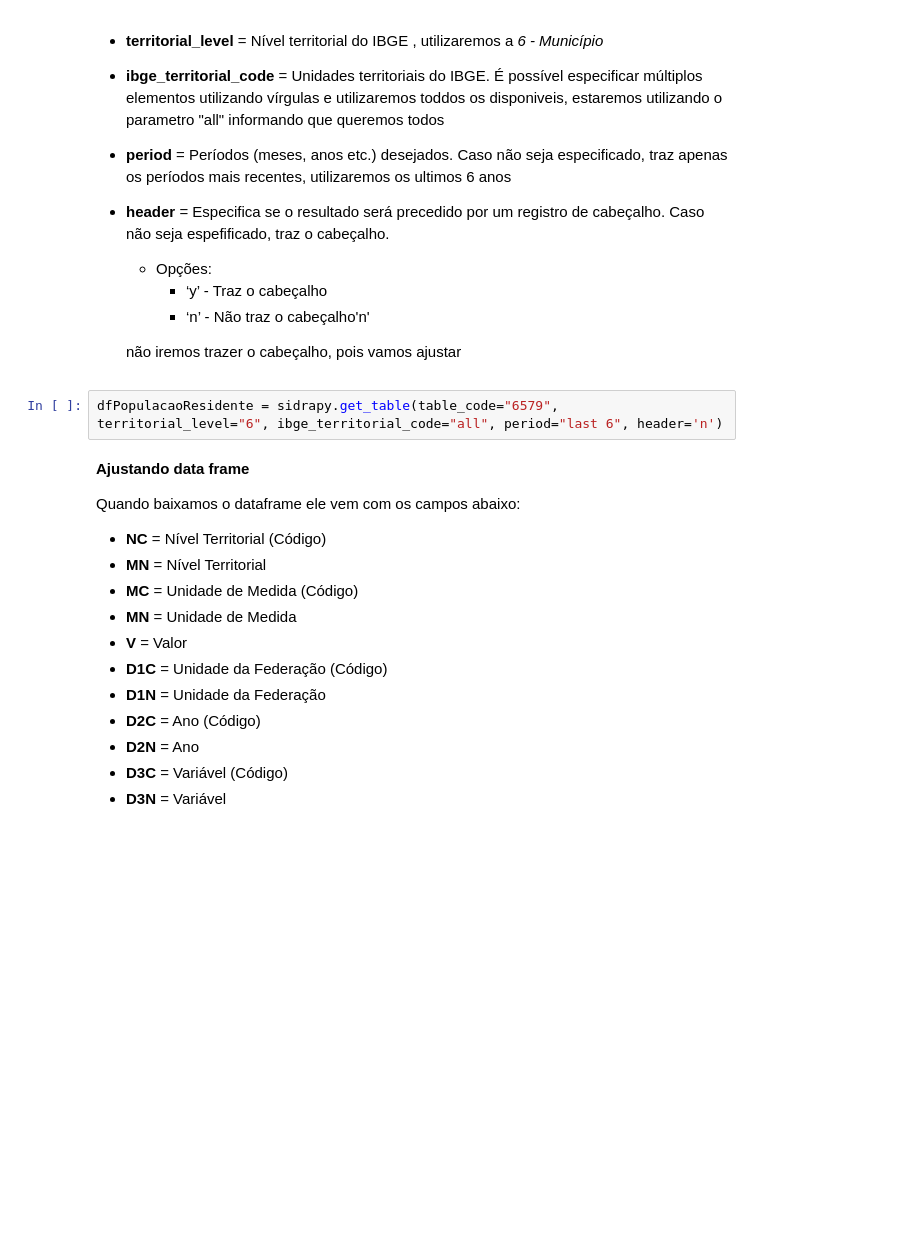
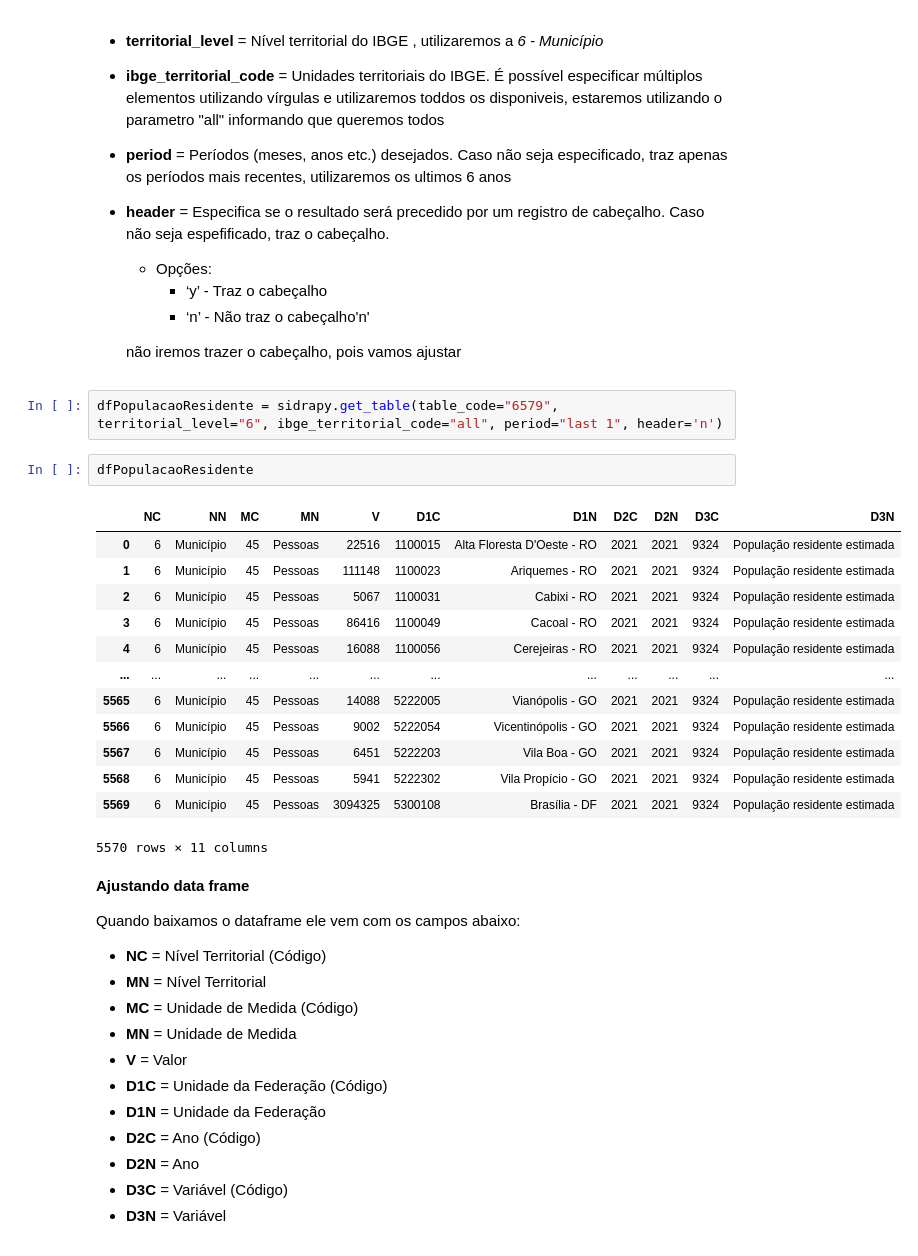
Before and after one commit to AleTavares/coletaDadosIBGE, a Jupyter notebook: coletaIBGE.ipynb, the cells around one changed output. Saved outputs shown, nothing was run; the diff lists cells and outputs as text; blank space fills up the shorter version.

```diff
--- a/coletaIBGE.ipynb
+++ b/coletaIBGE.ipynb
@@ -51,7 +50,23 @@ Descrição dos parametros que utilizaremos:
 
     não iremos trazer o cabeçalho, pois vamos ajustar
 # %%
-dfPopulacaoResidente = sidrapy.get_table(table_code="6579", territorial_level="6", ibge_territorial_code="all", period="last 6", header='n')
+dfPopulacaoResidente = sidrapy.get_table(table_code="6579", territorial_level="6", ibge_territorial_code="all", period="last 1", header='n')
+# %%
+dfPopulacaoResidente
+# %% [output]
+|  | NC | NN | MC | MN | V | D1C | D1N | D2C | D2N | D3C | D3N |
+| 0 | 6 | Município | 45 | Pessoas | 22516 | 1100015 | Alta Floresta D'Oeste - RO | 2021 | 2021 | 9324 | População residente estimada |
+| 1 | 6 | Município | 45 | Pessoas | 111148 | 1100023 | Ariquemes - RO | 2021 | 2021 | 9324 | População residente estimada |
+| 2 | 6 | Município | 45 | Pessoas | 5067 | 1100031 | Cabixi - RO | 2021 | 2021 | 9324 | População residente estimada |
+| 3 | 6 | Município | 45 | Pessoas | 86416 | 1100049 | Cacoal - RO | 2021 | 2021 | 9324 | População residente estimada |
+| 4 | 6 | Município | 45 | Pessoas | 16088 | 1100056 | Cerejeiras - RO | 2021 | 2021 | 9324 | População residente estimada |
+| ... | ... | ... | ... | ... | ... | ... | ... | ... | ... | ... | ... |
+| 5565 | 6 | Município | 45 | Pessoas | 14088 | 5222005 | Vianópolis - GO | 2021 | 2021 | 9324 | População residente estimada |
+| 5566 | 6 | Município | 45 | Pessoas | 9002 | 5222054 | Vicentinópolis - GO | 2021 | 2021 | 9324 | População residente estimada |
+| 5567 | 6 | Município | 45 | Pessoas | 6451 | 5222203 | Vila Boa - GO | 2021 | 2021 | 9324 | População residente estimada |
+| 5568 | 6 | Município | 45 | Pessoas | 5941 | 5222302 | Vila Propício - GO | 2021 | 2021 | 9324 | População residente estimada |
+| 5569 | 6 | Município | 45 | Pessoas | 3094325 | 5300108 | Brasília - DF | 2021 | 2021 | 9324 | População residente estimada |
+5570 rows × 11 columns
 # %% [markdown]
 **Ajustando data frame**
 
```
Also changed, not shown: parts of 6 cells of this notebook, 4 other files.
